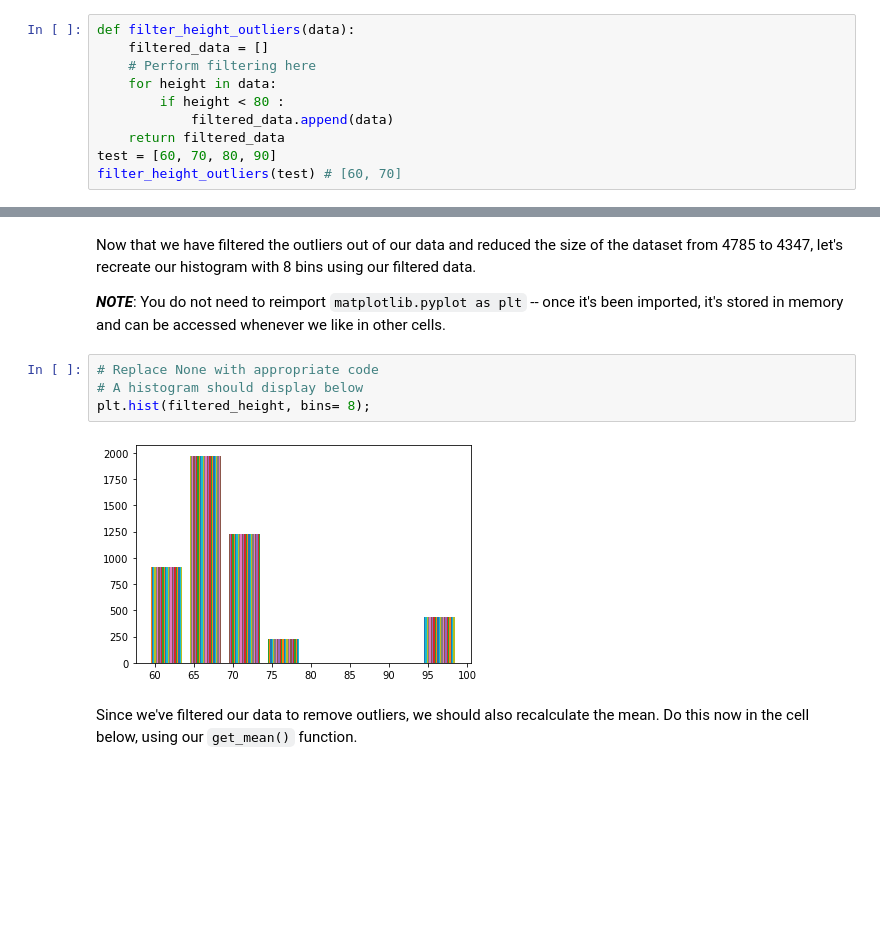
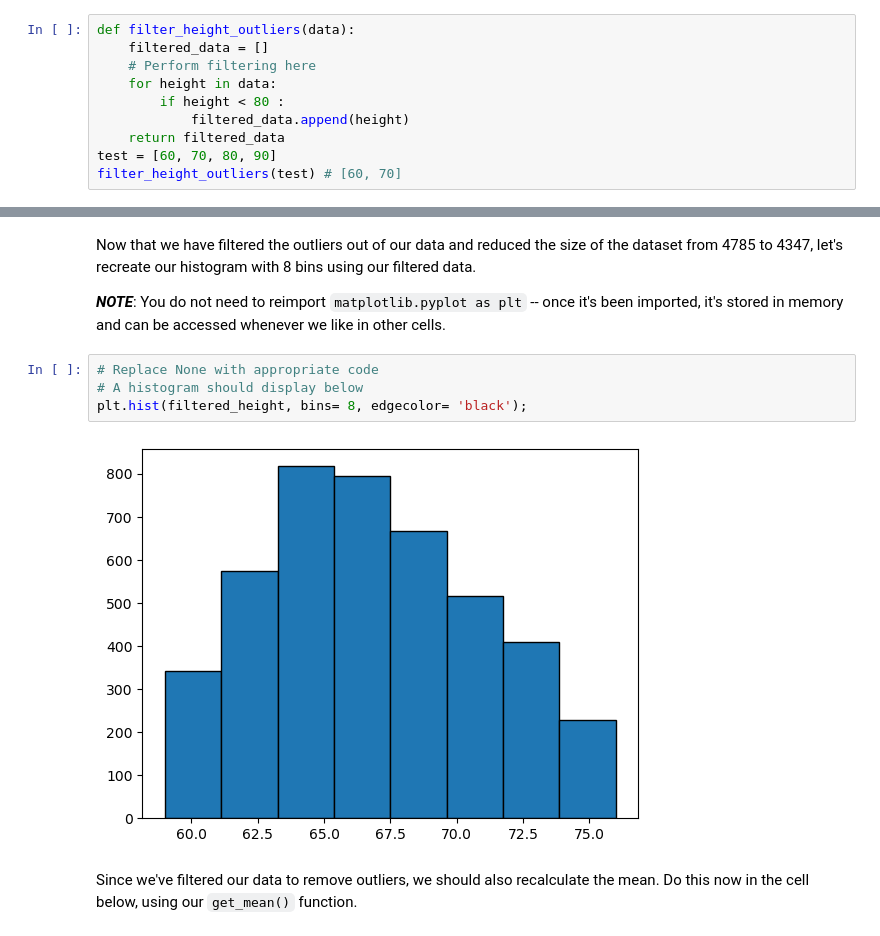
Before and after one commit to shimuli2011/dsc-implementing-statistics-with-functions-lab, a Jupyter notebook: index.ipynb, the cells around one changed output, grey strips where cells are left out. Saved outputs shown, nothing was run; the diff lists cells and outputs as text; blank space fills up the shorter version.

```diff
--- a/index.ipynb
+++ b/index.ipynb
@@ -139,7 +208,7 @@ def filter_height_outliers(data):
     # Perform filtering here
     for height in data:
         if height < 80 :
-            filtered_data.append(data)
+            filtered_data.append(height)
     return filtered_data
 test = [60, 70, 80, 90]
 filter_height_outliers(test) # [60, 70]
@@ -162,9 +231,9 @@ Now that we have filtered the outliers out of our data and reduced the size of t
 # %%
 # Replace None with appropriate code
 # A histogram should display below
-plt.hist(filtered_height, bins= 8);
+plt.hist(filtered_height, bins= 8, edgecolor= 'black');
 # %% [output]
-[figure, old version]
+[figure, new version]
 # %% [markdown]
 Since we've filtered our data to remove outliers, we should also recalculate the mean.  Do this now in the cell below, using our `get_mean()` function.
 # %%
```
Also changed, not shown: parts of 16 cells of this notebook.
